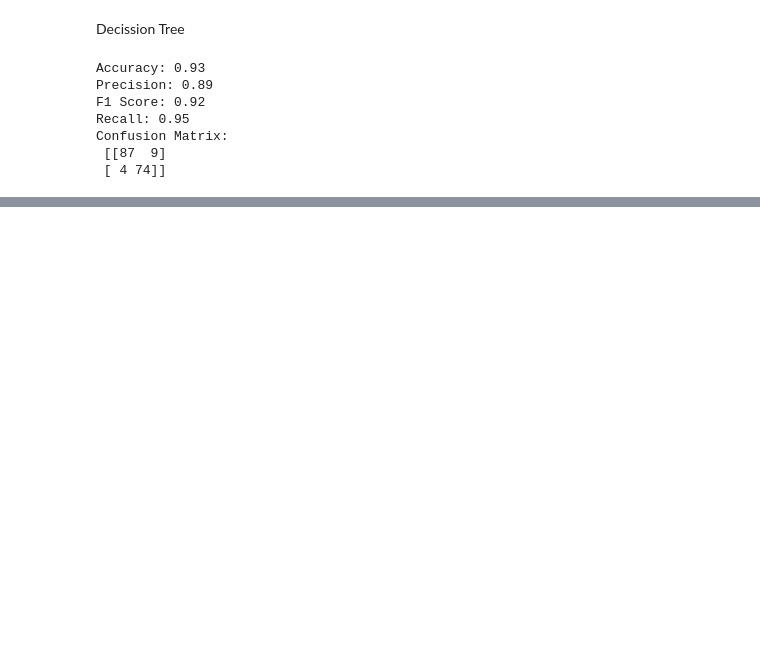
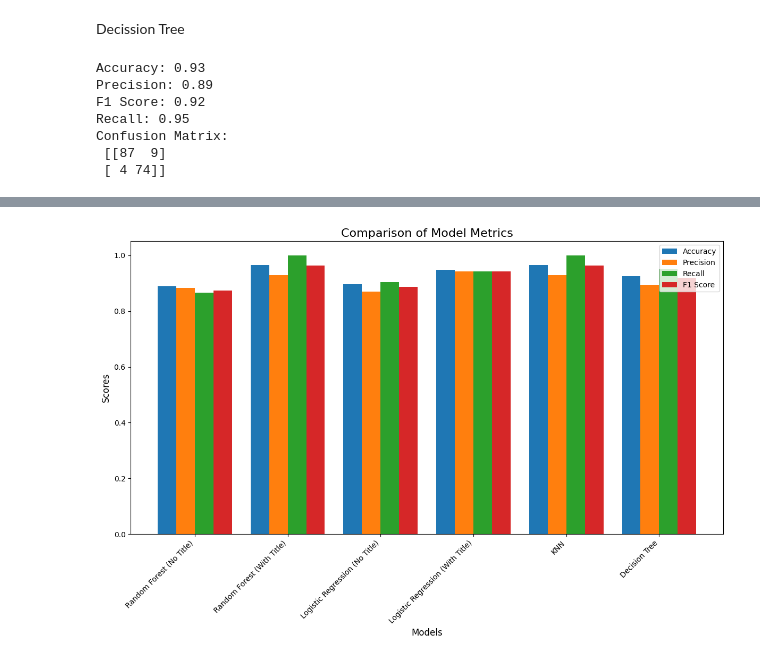
Before and after one commit to aryan-panja/Git-PR-ML-Project, a Jupyter notebook: app.ipynb, the cells around one changed output, grey strips where cells are left out. Cells and saved outputs as stored; diff of their text form; code cells hidden in the pictures; blank space fills up the shorter version.

```diff
--- a/app.ipynb
+++ b/app.ipynb
@@ -457,0 +500,50 @@ Confusion Matrix:
+# %%
+import matplotlib.pyplot as plt
+import numpy as np
+
+# Results
+models = ['Random Forest (No Title)', 'Random Forest (With Title)',
+          'Logistic Regression (No Title)', 'Logistic Regression (With Title)',
+          'KNN', 'Decision Tree']
+
+accuracies = [random_forest_accuracy, random_forest_with_TITLE_accuracy,
+              logistice_regression_accuracy, logistice_regression_with_TITLE_accuracy,
+              knn_accuracy, decision_tree_accuracy]
+
+precisions = [random_forest_precision, random_forest_with_TITLE_precision,
+              logistice_regression_precision, logistice_regression_with_TITLE_precision,
+              knn_precision, decision_tree_precision]
+
+recalls = [random_forest_recall, random_forest_with_TITLE_recall,
+           logistice_regression_recall, logistice_regression_with_TITLE_recall,
+           knn_recall, decision_tree_recall]
+
+f1_scores = [random_forest_f1, random_forest_with_TITLE_f1,
+             logistice_regression_f1, logistice_regression_with_TITLE_f1,
+             knn_f1, decision_tree_f1]
+
+# Create Bar Plots
+x = np.arange(len(models))  # Position of bars on the x-axis
+width = 0.2  # Bar width
+
+fig, ax = plt.subplots(figsize=(12, 8))
+
+# Plotting metrics
+ax.bar(x - 1.5*width, accuracies, width, label='Accuracy')
+ax.bar(x - 0.5*width, precisions, width, label='Precision')
+ax.bar(x + 0.5*width, recalls, width, label='Recall')
+ax.bar(x + 1.5*width, f1_scores, width, label='F1 Score')
+
+# Add Labels, Title, and Legend
+ax.set_xlabel('Models', fontsize=12)
+ax.set_ylabel('Scores', fontsize=12)
+ax.set_title('Comparison of Model Metrics', fontsize=16)
+ax.set_xticks(x)
+ax.set_xticklabels(models, rotation=45, ha='right', fontsize=10)
+ax.legend(fontsize=10)
+
+# Show Plot
+plt.tight_layout()
+plt.show()
+# %% [output]
+[figure, added]
```
Also changed, not shown: parts of 4 cells of this notebook, 3 other files.
